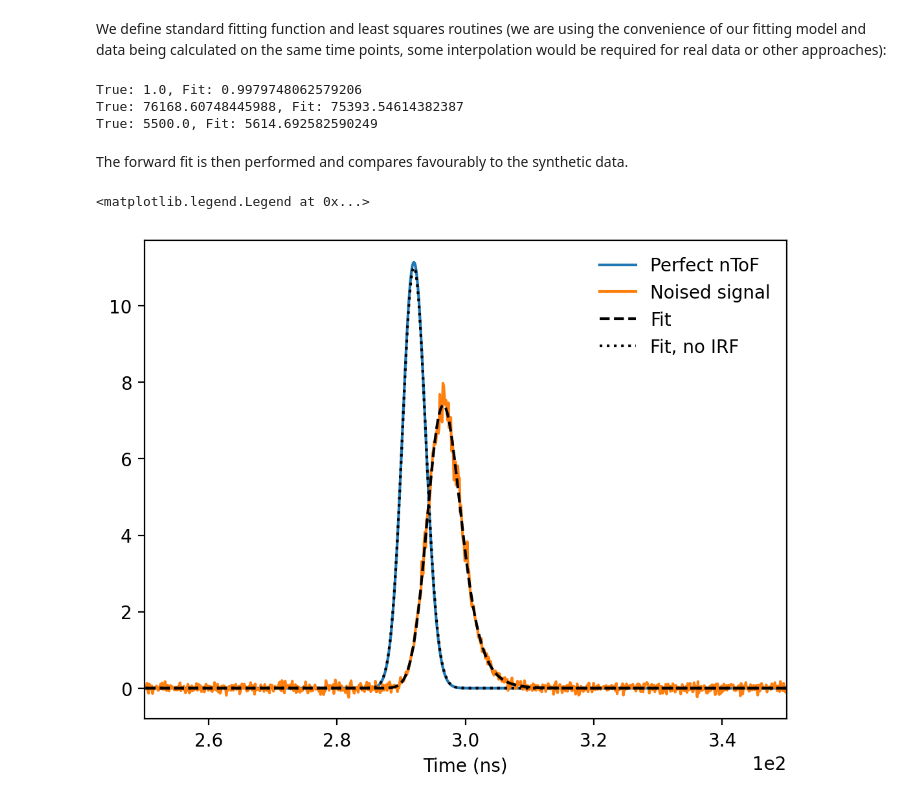
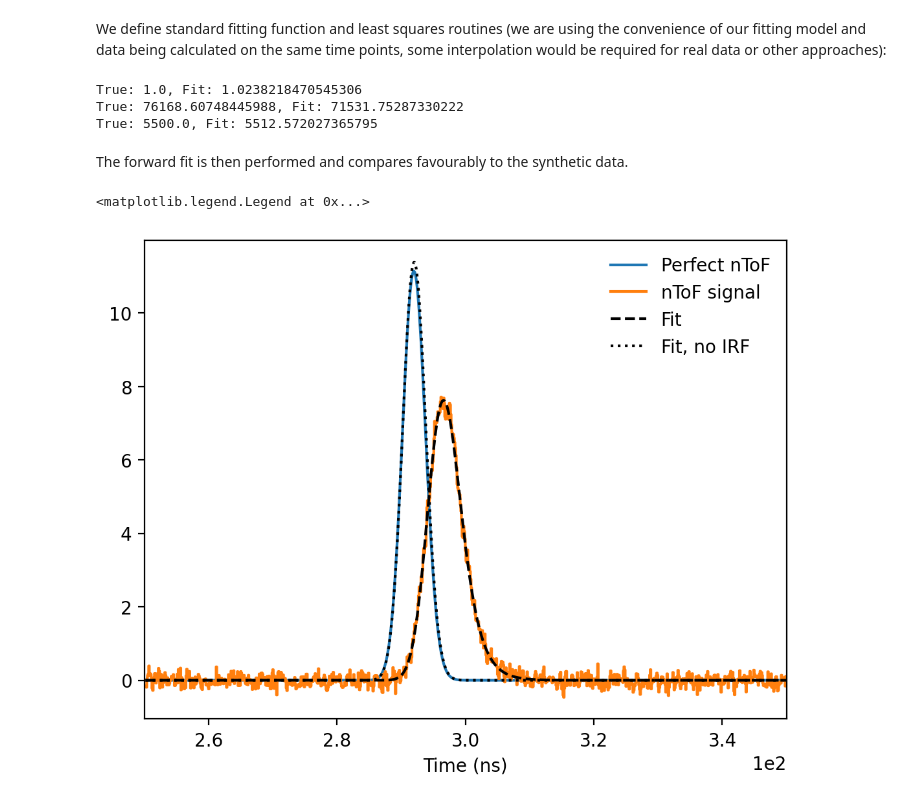
Before and after one commit to aidancrilly/NeSST, a Jupyter notebook: example/NeSST Guide.ipynb, the cells around one changed output. Saved outputs shown, nothing was run; the diff lists cells and outputs as text; code cells hidden in the pictures.

```diff
--- a/example/NeSST Guide.ipynb
+++ b/example/NeSST Guide.ipynb
@@ -627,0 +624,18 @@ plt.legend(frameon=False)
+# %%
+ScopeModel = nst.time_of_flight.Scope(sampling_frequency = 10e9,bit_size = 12)
+NoiseModel = nst.time_of_flight.Noise(det_solid_angle = 1e-6,det_efficiency = 1e-2)
+
+noised_signal = NoiseModel(t_det,signal,Y=1e13,SNR=1.0)
+t_scope,signal_scope = ScopeModel(t_det,noised_signal)
+
+# Calibration
+C = 0.42e-2
+signal_scope *= C
+
+plt.figure(dpi=200)
+
+plt.plot(t_scope/1e-9,signal_scope,label='nToF scope signal')
+
+plt.xlim(250,350)
+plt.xlabel("Time (ns)")
+plt.legend(frameon=False)
@@ -637,11 +654,11 @@ def DT_peak_fit(t,amp,mean_shift,Tapp,synthetic_nToF,E_arr,E0=nst.E0_DT,apply_IR
     dNdE_DT = amp*nst.QBrysk(E_arr,mean,variance)
 
     if(apply_IRF):
-        _,_,signal = synthetic_nToF.get_signal(E_DTspec,dNdE_DT)
+        t_det,_,signal = synthetic_nToF.get_signal(E_DTspec,dNdE_DT)
     else:
-        _,_,signal = synthetic_nToF.get_signal_no_IRF(E_DTspec,dNdE_DT)
+        t_det,_,signal = synthetic_nToF.get_signal_no_IRF(E_DTspec,dNdE_DT)
 
-    return signal
+    return np.interp(t,t_det,signal)
 
 # Define fitting routines and likelihood
 def fit_maximum_a_posterior(t,signal,modelfunc,fit_range_func,initial,params,absolute_err,relative_err,bounds):
@@ -665,32 +682,34 @@ def DT_ntof_fit_range(x):
 initial = [1.0,0.0,2.0e3] # amp,mean_shift,Tapp
 params  = [synthetic_15m_nToF,E_DTspec]
 bounds  = [(0.0,np.inf),(-1.0e6,1.0e6),(0.5e3,40.0e3)] # amp,mean_shift,Tapp
+absolute_ntof_err = 1.0
+relative_ntof_err = 0.05
 
-soln_fit = fit_maximum_a_posterior(t_det,noised_signal,DT_peak_fit,DT_ntof_fit_range,initial,params,absolute_ntof_err,relative_ntof_err,bounds)
+soln_fit = fit_maximum_a_posterior(t_scope,signal_scope,DT_peak_fit,DT_ntof_fit_range,initial,params,absolute_ntof_err,relative_ntof_err,bounds)
 
 true_values = [1.0,dEmean,Tapp]
-tolerances = [0.1,0.2e4,0.25e3]
+tolerances = [0.1,0.5e4,0.25e3]
 for i in range(len(true_values)):
     print("True: {}, Fit: {}".format(true_values[i],soln_fit.x[i]))
     assert np.isclose(true_values[i],soln_fit.x[i],atol=tolerances[i])
 # %% [output]
-True: 1.0, Fit: 0.9979748062579206
-True: 76168.60748445988, Fit: 75393.54614382387
-True: 5500.0, Fit: 5614.692582590249
+True: 1.0, Fit: 1.0238218470545306
+True: 76168.60748445988, Fit: 71531.75287330222
+True: 5500.0, Fit: 5512.572027365795
 # %% [markdown]
 The forward fit is then performed and compares favourably to the synthetic data.
 # %%
 plt.figure(dpi=200)
 
 plt.plot(t_det/1e-9,perfect_signal,label='Perfect nToF')
-plt.plot(t_det/1e-9,noised_signal,label='Noised signal')
+plt.plot(t_scope/1e-9,signal_scope,label='nToF signal')
 
 plt.plot(t_det/1e-9,DT_peak_fit(t_det,*soln_fit.x,*params),'k--',label='Fit')
 plt.plot(t_det/1e-9,DT_peak_fit(t_det,*soln_fit.x,*params,apply_IRF=False),'k:',label='Fit, no IRF')
 
 plt.xlim(250,350)
 plt.xlabel("Time (ns)")
 plt.legend(frameon=False)
 # %% [output]
 <matplotlib.legend.Legend at 0x...>
-[figure, old version]
+[figure, new version]
```
Also changed, not shown: parts of 9 cells of this notebook, 1 other file.
